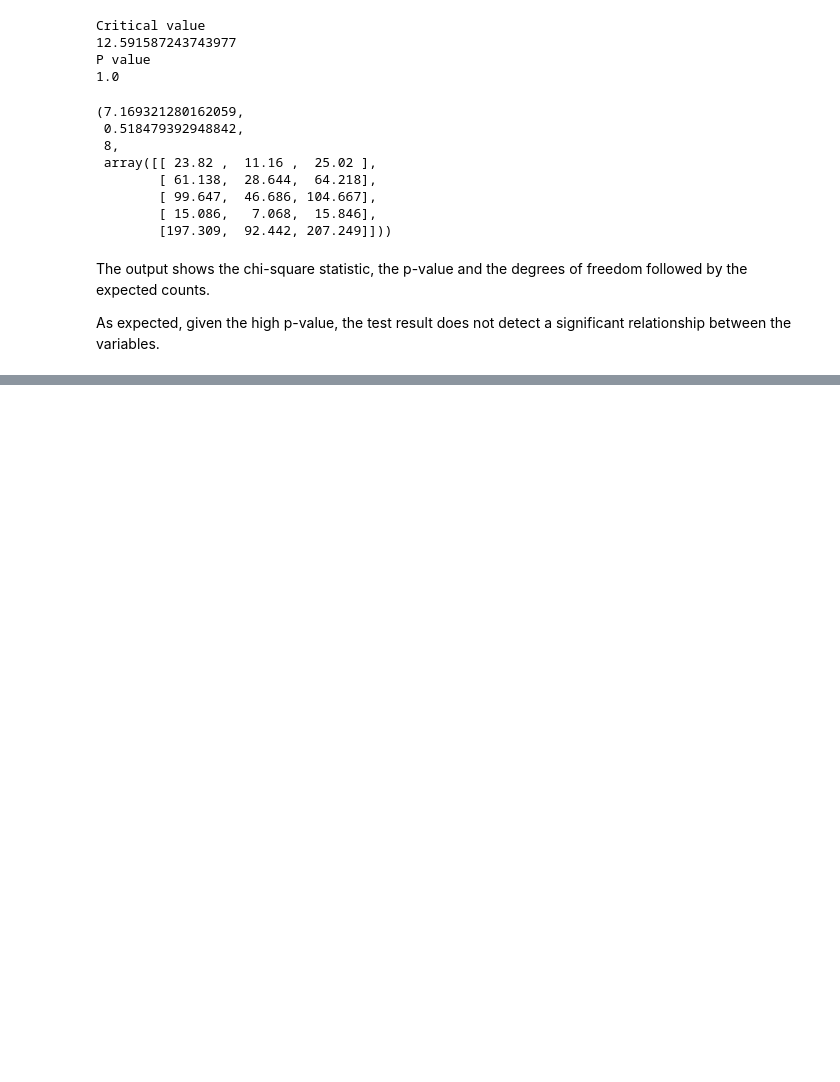
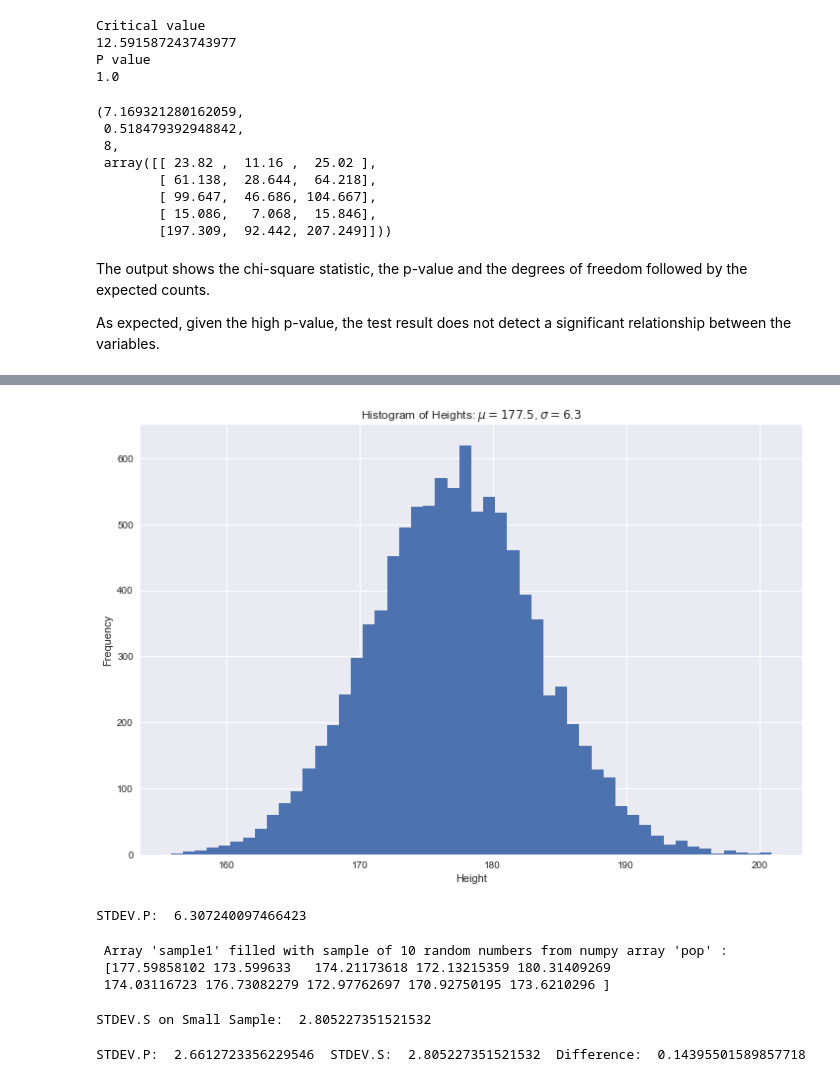
Before and after one commit to pcaulfie/sqrt2, a Jupyter notebook: Tasks2020.ipynb, the cells around one changed output, grey strips where cells are left out. Cells and saved outputs as stored; diff of their text form; code cells hidden in the pictures; blank space fills up the shorter version.

```diff
--- a/Tasks2020.ipynb
+++ b/Tasks2020.ipynb
@@ -303,0 +335,73 @@ As expected, given the high p-value, the test result does not detect a significa
+# %%
+# STDEV.P Simulation
+
+# Create Dataset - this will simulate entire population of a dataset - adapted from Ebner 2019.
+
+# Import NumPy Library as np
+import numpy as np
+import matplotlib.pyplot as plt
+
+
+# Generate ndarray of "heights" drawn from a sample of 10000 random numbers taken from a normal distribution
+# adapted from https://www.sharpsightlabs.com/blog/numpy-random-normal/
+
+# Define paramters
+loc = 177  # refers to mean adult male height in cms
+scale = 6.3 # refers to height standard deviation in cms
+size = 10000 # to generate 10000 values
+
+# Create an array using defined parameters using random.normal() function
+heights = [(np.random.normal(loc, scale , size))]
+pop = np.random.normal(loc, scale , size)
+
+#plot histogram using this data
+num_bins = 50 #number of bins used for histogram
+count, bins, ignored = plt.hist(heights, num_bins, density = False)
+
+# Plot Parameters
+plt.style.use('seaborn') # use seaborn theme
+plt.rcParams['figure.figsize'] = (12, 8) # resize the figure
+plt.xlabel('Height') # Create Label for x Axis
+plt.ylabel('Frequency') # Create Label for y Axis
+
+# Create Title for Plot - adding annotation for mean and standard deviation
+plt.title('Histogram of Heights: $\mu=177.5$, $\sigma=6.3$')
+plt.show() # show plot
+# %% [output]
+[figure, added]
+# %%
+# Calculate the standard deviation of array 'x' using numpy as np.sqrt(np.sum((x - np.mean(x))**2)/len(x))
+# Formula: Square root of; the sum differences between the mean and its data points, squared;
+#                          divided by the number of data points (Adapted from Hall 2020)
+stdevp = np.sqrt(np.sum((pop - np.mean(pop))**2)/len(pop))
+print('STDEV.P: ',stdevp)
+# %% [output]
+STDEV.P:  6.307240097466423
+# %%
+# STDEV.S # Simulation 1 - Small Sample
+
+# Create random sample from dataset 'pop' to used with STDEV.S Function adapted from Geeksforgeeks 2018
+# Generate 50 random integers from dataset 'x'
+sample1 = np.random.choice(pop,10)
+print("\n Array 'sample1' filled with sample of 10 random numbers from numpy array 'pop' : \n", sample1); # print array
+# %% [output]
+ Array 'sample1' filled with sample of 10 random numbers from numpy array 'pop' :
+ [177.59858102 173.599633   174.21173618 172.13215359 180.31409269
+ 174.03116723 176.73082279 172.97762697 170.92750195 173.6210296 ]
+# %%
+# Calculate the standard deviation of array 's' using numpy as np.sqrt(np.sum((x - np.mean(x))**2)/len(x-1))
+# Formula: Square root of; the sum differences between the mean and its data points, squared;
+#                          divided by the number of data points…minus one to correct for bias (Adapted from Hall 2020)
+stdevs = np.sqrt(np.sum((sample1 - np.mean(sample1))**2)/(len(sample1)-1))
+print('STDEV.S on Small Sample: ', stdevs)
+# %% [output]
+STDEV.S on Small Sample:  2.805227351521532
+# %%
+# Compare STDEV.P & STDEV.S Simulation 1 - Small Sample
+
+# Use sample data and apply STDEV.P formula
+# Calculate the standard deviation of array 's' using numpy as np.sqrt(np.sum((x - np.mean(x))**2)/len(x))
+stdevp2 = np.sqrt(np.sum((sample1 - np.mean(sample1))**2)/len(sample1))
+print('STDEV.P: ',stdevp2,' STDEV.S: ', stdevs, ' Difference: ', stdevs-stdevp2)
+# %% [output]
+STDEV.P:  2.6612723356229546  STDEV.S:  2.805227351521532  Difference:  0.14395501589857718
```
Also changed, not shown: parts of 11 cells of this notebook, 2 other files.
